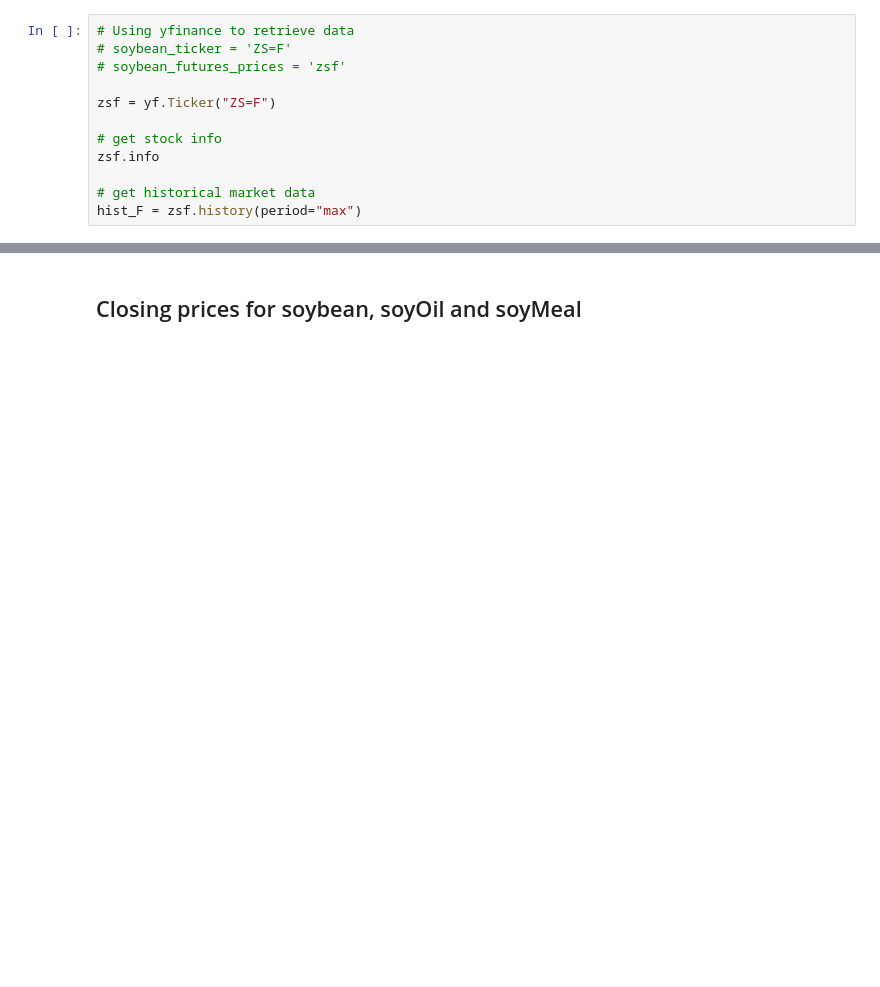
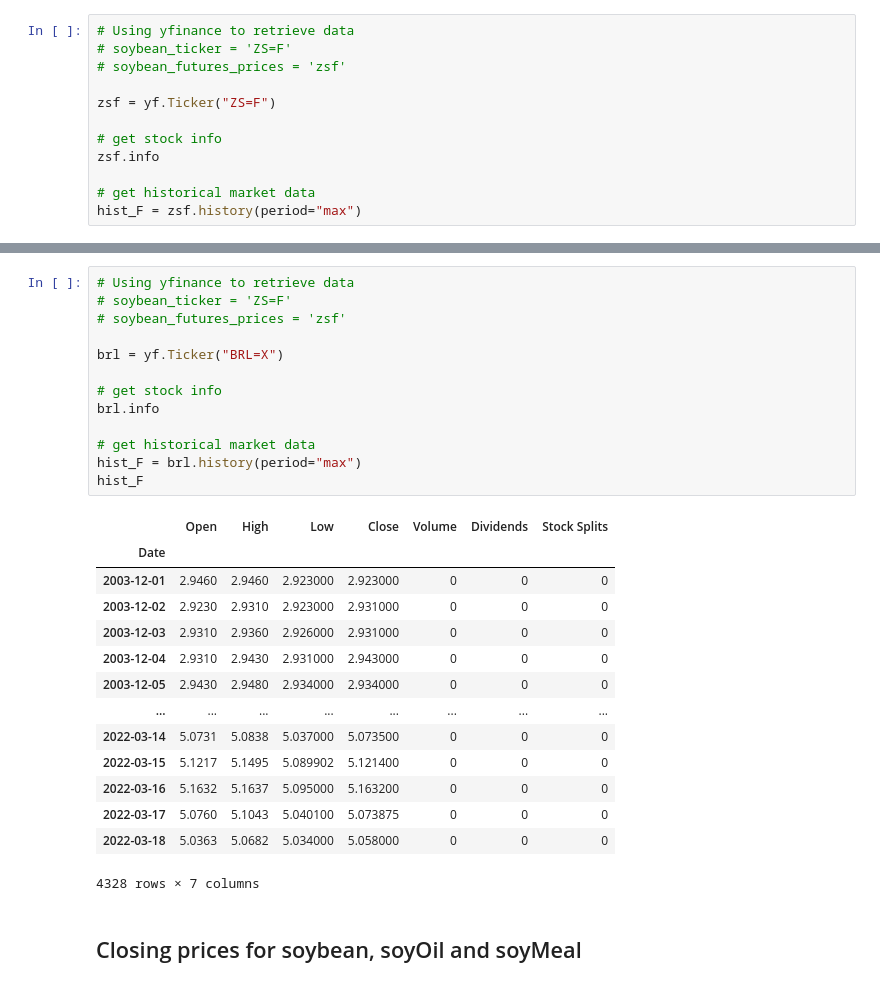
Before and after one commit to Megeve2022/project_commodity_prices, a Jupyter notebook: notebooks/VL_futures_prices.ipynb, the cells around one changed output, grey strips where cells are left out. Drawn from its saved outputs; the diff is of its cells as text; blank space fills up the shorter version.

```diff
--- a/notebooks/VL_futures_prices.ipynb
+++ b/notebooks/VL_futures_prices.ipynb
@@ -72,3 +72,31 @@ hist_F
+# %%
+# Using yfinance to retrieve data
+# soybean_ticker = 'ZS=F'
+# soybean_futures_prices = 'zsf'
+
+brl = yf.Ticker("BRL=X")
+
+# get stock info
+brl.info
+
+# get historical market data
+hist_F = brl.history(period="max")
+hist_F
+# %% [output]
+|  | Open | High | Low | Close | Volume | Dividends | Stock Splits |
+| Date |  |  |  |  |  |  |  |
+| 2003-12-01 | 2.9460 | 2.9460 | 2.923000 | 2.923000 | 0 | 0 | 0 |
+| 2003-12-02 | 2.9230 | 2.9310 | 2.923000 | 2.931000 | 0 | 0 | 0 |
+| 2003-12-03 | 2.9310 | 2.9360 | 2.926000 | 2.931000 | 0 | 0 | 0 |
+| 2003-12-04 | 2.9310 | 2.9430 | 2.931000 | 2.943000 | 0 | 0 | 0 |
+| 2003-12-05 | 2.9430 | 2.9480 | 2.934000 | 2.934000 | 0 | 0 | 0 |
+| ... | ... | ... | ... | ... | ... | ... | ... |
+| 2022-03-14 | 5.0731 | 5.0838 | 5.037000 | 5.073500 | 0 | 0 | 0 |
+| 2022-03-15 | 5.1217 | 5.1495 | 5.089902 | 5.121400 | 0 | 0 | 0 |
+| 2022-03-16 | 5.1632 | 5.1637 | 5.095000 | 5.163200 | 0 | 0 | 0 |
+| 2022-03-17 | 5.0760 | 5.1043 | 5.040100 | 5.073875 | 0 | 0 | 0 |
+| 2022-03-18 | 5.0363 | 5.0682 | 5.034000 | 5.058000 | 0 | 0 | 0 |
+4328 rows × 7 columns
 # %% [markdown]
 ## Closing prices for soybean, soyOil and soyMeal
 # %% [markdown]
```
Also changed, not shown: parts of 19 cells of this notebook, 3 other files.
